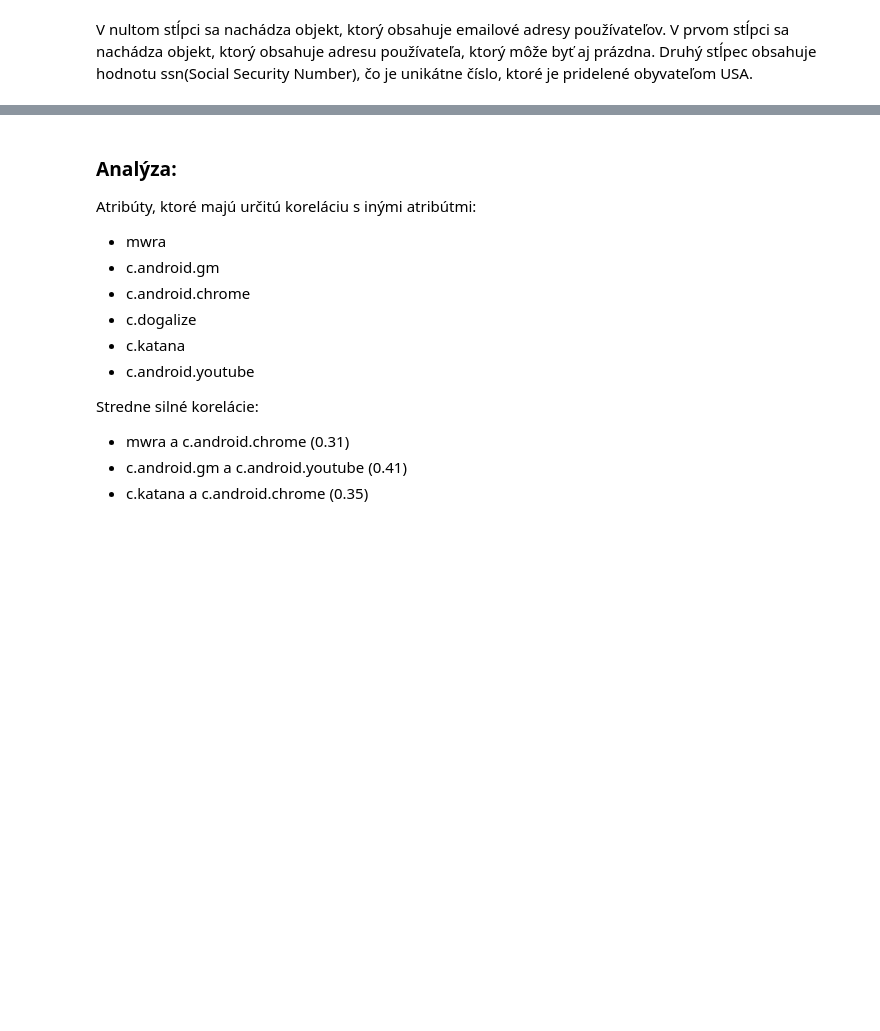
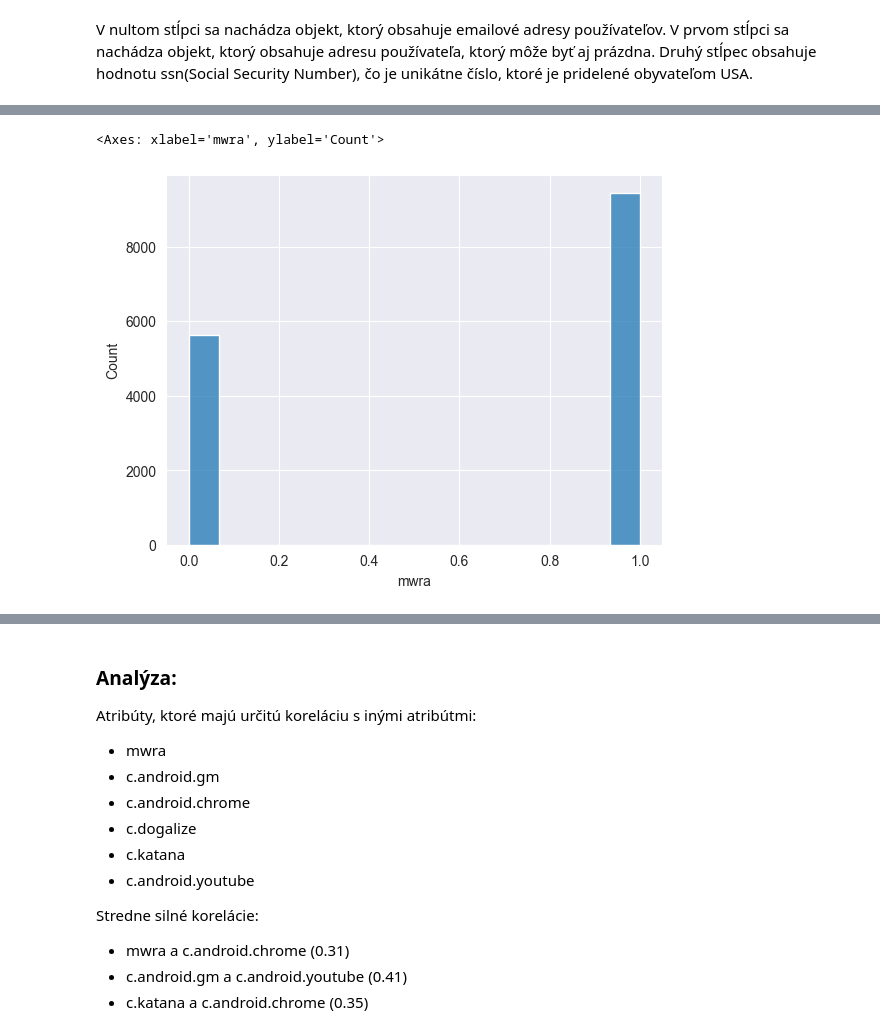
Before and after one commit to RikoAppDev/iau-course-assignments, a Jupyter notebook: zadanie.ipynb, the cells around one changed output, grey strips where cells are left out. Saved outputs shown, nothing was run; the diff lists cells and outputs as text; code cells hidden in the pictures; blank space fills up the shorter version.

```diff
--- a/zadanie.ipynb
+++ b/zadanie.ipynb
@@ -310,0 +328,5 @@ V nultom stĺpci sa nachádza objekt, ktorý obsahuje emailové adresy používa
+# %%
+sns.histplot(data=connections.mwra)
+# %% [output]
+<Axes: xlabel='mwra', ylabel='Count'>
+[figure, added]
```
Also changed, not shown: parts of 37 cells of this notebook.
